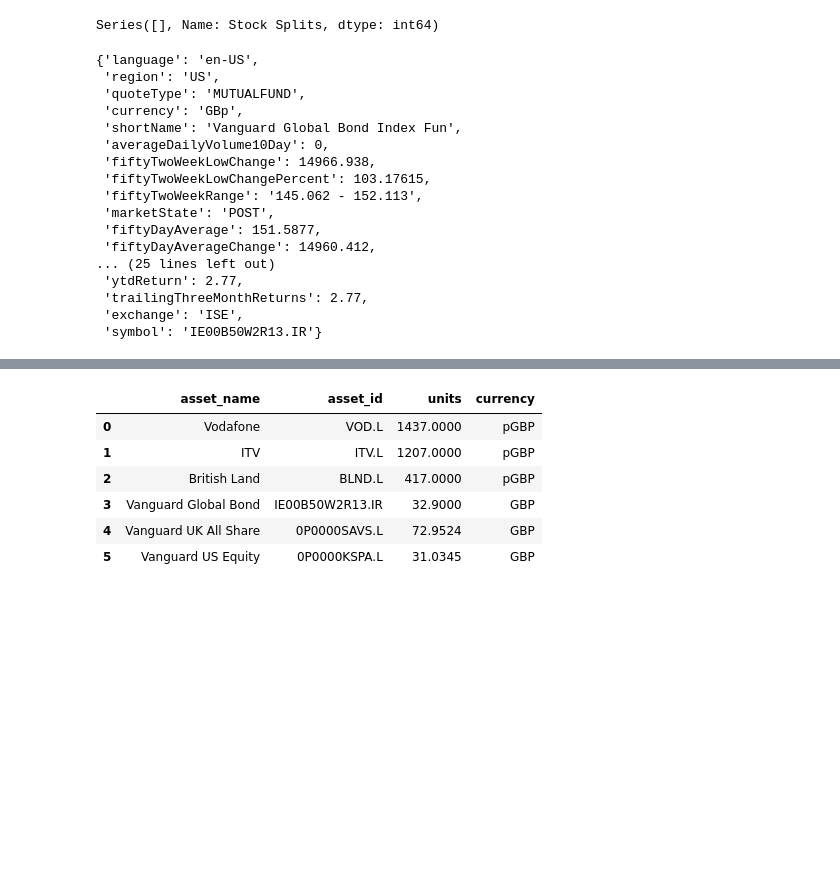
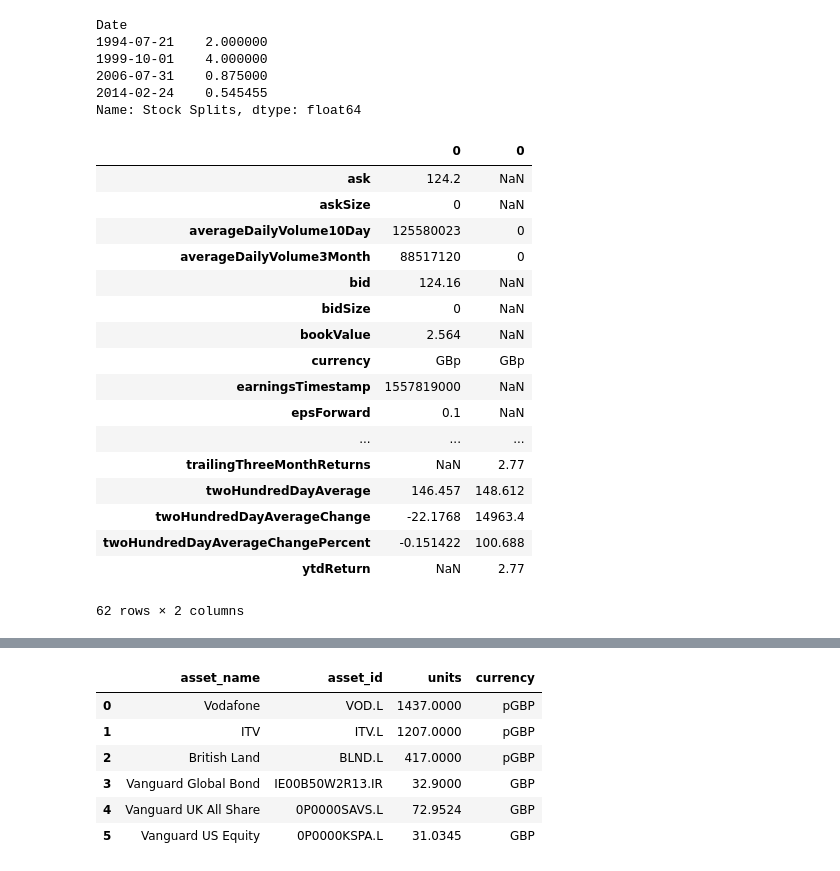
Before and after one commit to ninjananjo/Portfolio-Advisor, a Jupyter notebook: Portfolio Advisor.ipynb, the cells around one changed output, grey strips where cells are left out. Saved outputs shown, nothing was run; the diff lists cells and outputs as text; code cells hidden in the pictures; blank space fills up the shorter version.

```diff
--- a/Portfolio Advisor.ipynb
+++ b/Portfolio Advisor.ipynb
@@ -30,32 +30,40 @@ Requirement already satisfied: setuptools in c:\users\james\anaconda3\lib\site-p
 # %%
-vod = yf.Ticker("IE00B50W2R13.IR")
+vod = yf.Ticker("VOD.L")
+gbond = yf.Ticker("IE00B50W2R13.IR")
 vod.info # get stock info
 hist = vod.history(period="max") # get historical market data
 vod.actions # show actions (dividends, splits)
 vod.dividends # show dividends
 vod.splits # show splits
 # %% [output]
-Series([], Name: Stock Splits, dtype: int64)
+Date
+1994-07-21    2.000000
+1999-10-01    4.000000
+2006-07-31    0.875000
+2014-02-24    0.545455
+Name: Stock Splits, dtype: float64
-# %%
-vod.info
-# %% [output]
-{'language': 'en-US',
- 'region': 'US',
- 'quoteType': 'MUTUALFUND',
- 'currency': 'GBp',
- 'shortName': 'Vanguard Global Bond Index Fun',
- 'averageDailyVolume10Day': 0,
- 'fiftyTwoWeekLowChange': 14966.938,
- 'fiftyTwoWeekLowChangePercent': 103.17615,
- 'fiftyTwoWeekRange': '145.062 - 152.113',
- 'marketState': 'POST',
- 'fiftyDayAverage': 151.5877,
- 'fiftyDayAverageChange': 14960.412,
-... (25 lines left out)
- 'ytdReturn': 2.77,
- 'trailingThreeMonthReturns': 2.77,
- 'exchange': 'ISE',
- 'symbol': 'IE00B50W2R13.IR'}
+# %%
+df_portfolio_info = pd.DataFrame.from_dict(vod.info, orient='index').T
+df_portfolio_info.append(pd.DataFrame.from_dict(gbond.info, orient='index').T, sort=True).T
+# %% [output]
+|  | 0 | 0 |
+| ask | 124.2 | NaN |
+| askSize | 0 | NaN |
+| averageDailyVolume10Day | 125580023 | 0 |
+| averageDailyVolume3Month | 88517120 | 0 |
+| bid | 124.16 | NaN |
+| bidSize | 0 | NaN |
+| bookValue | 2.564 | NaN |
+| currency | GBp | GBp |
+| earningsTimestamp | 1557819000 | NaN |
+| epsForward | 0.1 | NaN |
+| ... | ... | ... |
+| trailingThreeMonthReturns | NaN | 2.77 |
+| twoHundredDayAverage | 146.457 | 148.612 |
+| twoHundredDayAverageChange | -22.1768 | 14963.4 |
+| twoHundredDayAverageChangePercent | -0.151422 | 100.688 |
+| ytdReturn | NaN | 2.77 |
+62 rows × 2 columns
 # %%
 #my portfolio
 vod_price = pdr.get_data_yahoo("VOD.L")
```
Also changed, not shown: parts of 2 cells of this notebook.
